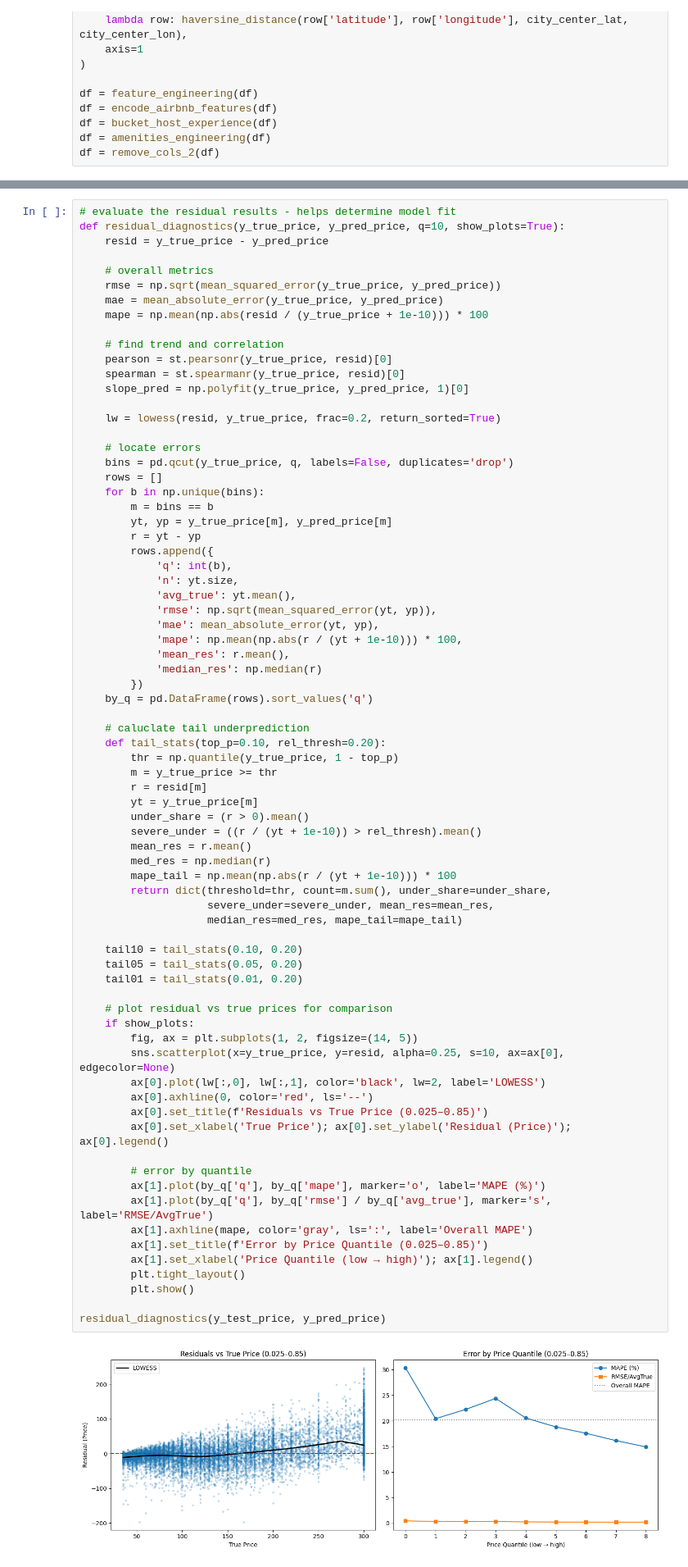
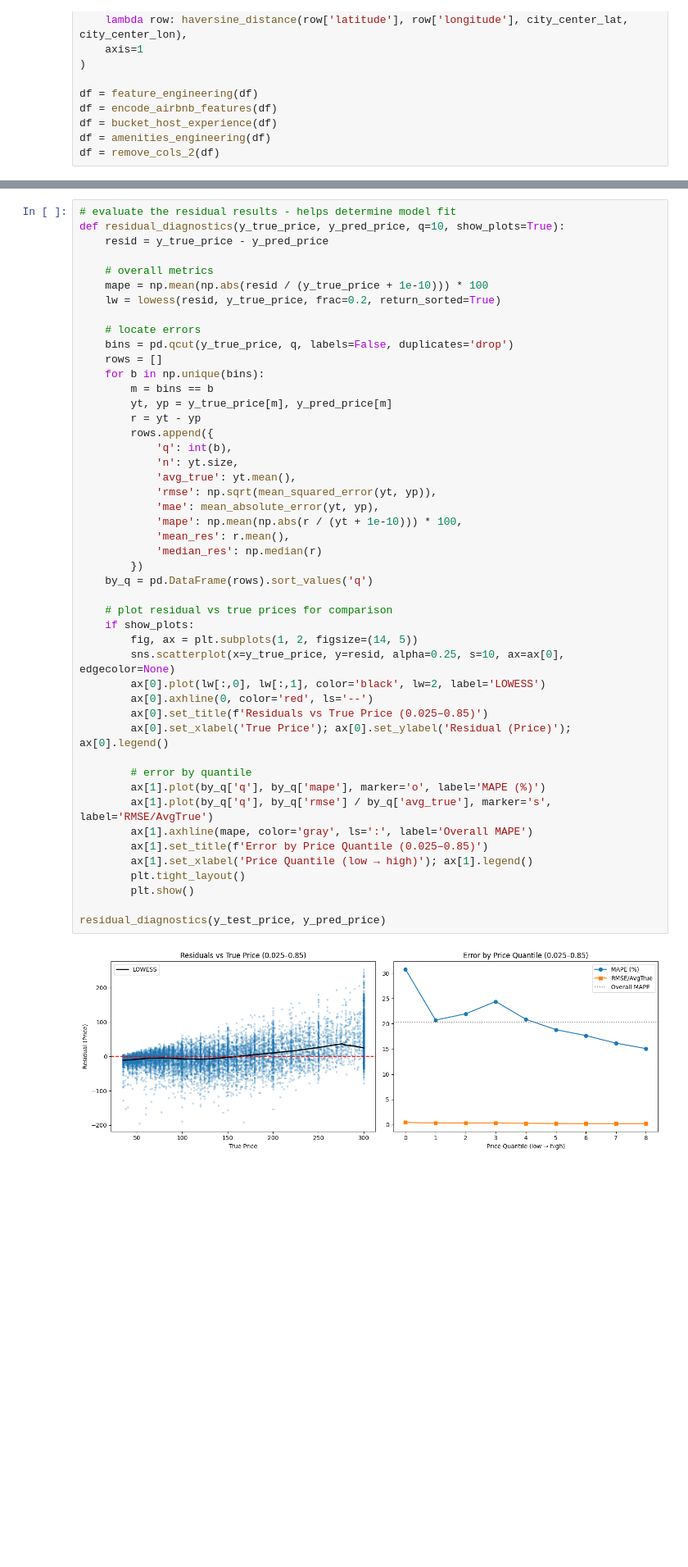
Before and after one commit to IShakoor/Airbnb-Price-Predictor, a Jupyter notebook: Price-Predictor.ipynb, the cells around one changed output, grey strips where cells are left out. Shown: that part at 82% size. Cells and saved outputs as stored; diff of their text form; blank space fills up the shorter version.

```diff
--- a/Price-Predictor.ipynb
+++ b/Price-Predictor.ipynb
@@ -615,15 +615,7 @@ def residual_diagnostics(y_true_price, y_pred_price, q=10, show_plots=True):
     resid = y_true_price - y_pred_price
 
     # overall metrics
-    rmse = np.sqrt(mean_squared_error(y_true_price, y_pred_price))
-    mae = mean_absolute_error(y_true_price, y_pred_price)
     mape = np.mean(np.abs(resid / (y_true_price + 1e-10))) * 100
-
-    # find trend and correlation
-    pearson = st.pearsonr(y_true_price, resid)[0]
-    spearman = st.spearmanr(y_true_price, resid)[0]
-    slope_pred = np.polyfit(y_true_price, y_pred_price, 1)[0]
-
     lw = lowess(resid, y_true_price, frac=0.2, return_sorted=True)
 
     # locate errors
@@ -638,50 +630,31 @@ def residual_diagnostics(y_true_price, y_pred_price, q=10, show_plots=True):
             'n': yt.size,
             'avg_true': yt.mean(),
             'rmse': np.sqrt(mean_squared_error(yt, yp)),
             'mae': mean_absolute_error(yt, yp),
             'mape': np.mean(np.abs(r / (yt + 1e-10))) * 100,
             'mean_res': r.mean(),
             'median_res': np.median(r)
         })
     by_q = pd.DataFrame(rows).sort_values('q')
 
-    # caluclate tail underprediction
-    def tail_stats(top_p=0.10, rel_thresh=0.20):
-        thr = np.quantile(y_true_price, 1 - top_p)
-        m = y_true_price >= thr
-        r = resid[m]
-        yt = y_true_price[m]
-        under_share = (r > 0).mean()
-        severe_under = ((r / (yt + 1e-10)) > rel_thresh).mean()
-        mean_res = r.mean()
-        med_res = np.median(r)
-        mape_tail = np.mean(np.abs(r / (yt + 1e-10))) * 100
-        return dict(threshold=thr, count=m.sum(), under_share=under_share,
-                    severe_under=severe_under, mean_res=mean_res,
-                    median_res=med_res, mape_tail=mape_tail)
-
-    tail10 = tail_stats(0.10, 0.20)
-    tail05 = tail_stats(0.05, 0.20)
-    tail01 = tail_stats(0.01, 0.20)
-
     # plot residual vs true prices for comparison
     if show_plots:
         fig, ax = plt.subplots(1, 2, figsize=(14, 5))
         sns.scatterplot(x=y_true_price, y=resid, alpha=0.25, s=10, ax=ax[0], edgecolor=None)
         ax[0].plot(lw[:,0], lw[:,1], color='black', lw=2, label='LOWESS')
         ax[0].axhline(0, color='red', ls='--')
         ax[0].set_title(f'Residuals vs True Price (0.025–0.85)')
         ax[0].set_xlabel('True Price'); ax[0].set_ylabel('Residual (Price)'); ax[0].legend()
 
         # error by quantile
         ax[1].plot(by_q['q'], by_q['mape'], marker='o', label='MAPE (%)')
         ax[1].plot(by_q['q'], by_q['rmse'] / by_q['avg_true'], marker='s', label='RMSE/AvgTrue')
         ax[1].axhline(mape, color='gray', ls=':', label='Overall MAPE')
         ax[1].set_title(f'Error by Price Quantile (0.025–0.85)')
         ax[1].set_xlabel('Price Quantile (low → high)'); ax[1].legend()
         plt.tight_layout()
         plt.show()
 
 residual_diagnostics(y_test_price, y_pred_price)
 # %% [output]
-[figure, old version]
+[figure, new version]
```
Also changed, not shown: parts of 1 cell of this notebook, 2 other files.
